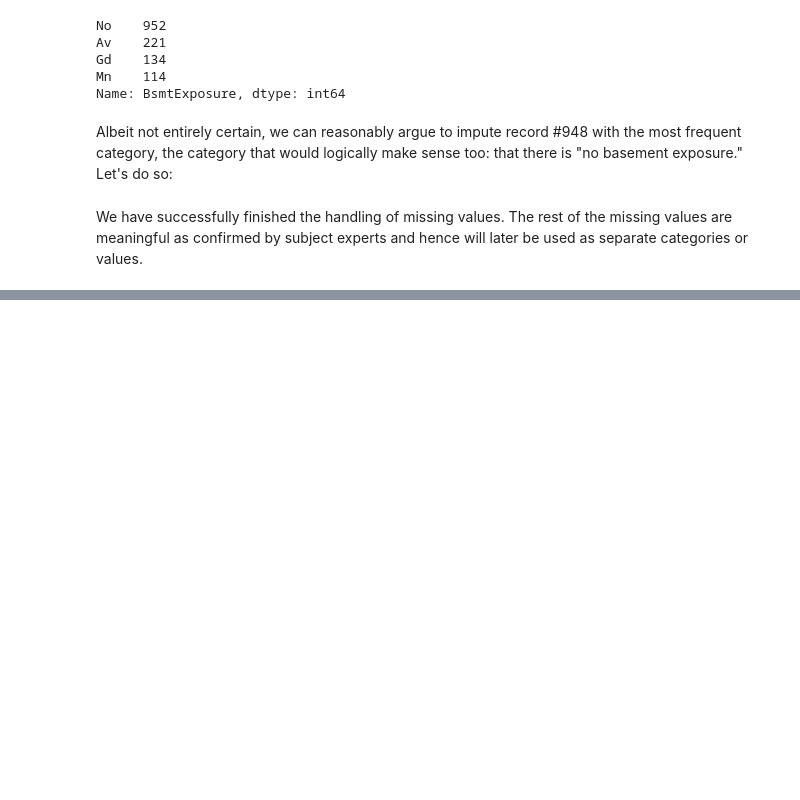
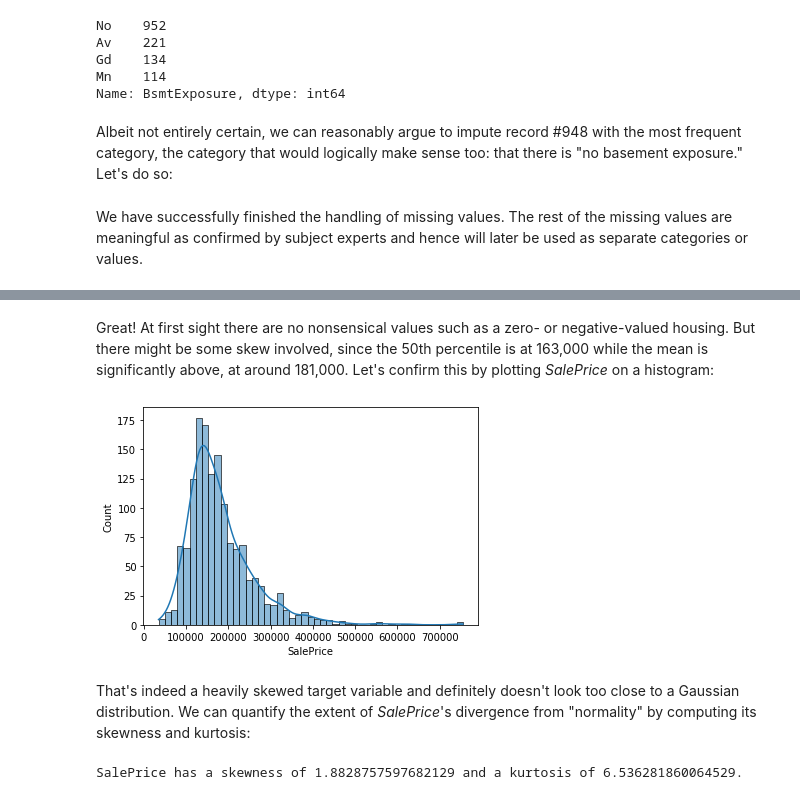
Before and after one commit to leweex95/Housing-Prices-Prediction, a Jupyter notebook: Housing-Prices-Prediction.ipynb, the cells around one changed output, grey strips where cells are left out. Saved outputs shown, nothing was run; the diff lists cells and outputs as text; code cells hidden in the pictures; blank space fills up the shorter version.

```diff
--- a/Housing-Prices-Prediction.ipynb
+++ b/Housing-Prices-Prediction.ipynb
@@ -148,0 +184,12 @@ We have successfully finished the handling of missing values. The rest of the mi
+# %% [markdown]
+Great! At first sight there are no nonsensical values such as a zero- or negative-valued housing. But there might be some skew involved, since the 50th percentile is at 163,000 while the mean is significantly above, at around 181,000. Let's confirm this by plotting *SalePrice* on a histogram:
+# %%
+sns.histplot(y_train, kde=True);
+# %% [output]
+[figure, added]
+# %% [markdown]
+That's indeed a heavily skewed target variable and definitely doesn't look too close to a Gaussian distribution. We can quantify the extent of *SalePrice*'s divergence from "normality" by computing its skewness and kurtosis:
+# %%
+print(f"SalePrice has a skewness of {y_train.skew()} and a kurtosis of {y_train.kurt()}.")
+# %% [output]
+SalePrice has a skewness of 1.8828757597682129 and a kurtosis of 6.536281860064529.
```
Also changed, not shown: parts of 17 cells of this notebook.
